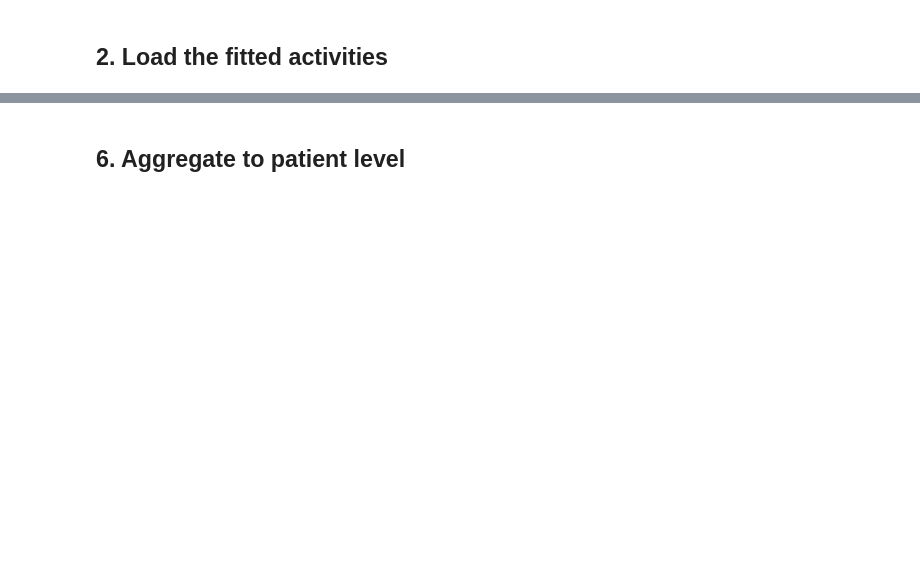
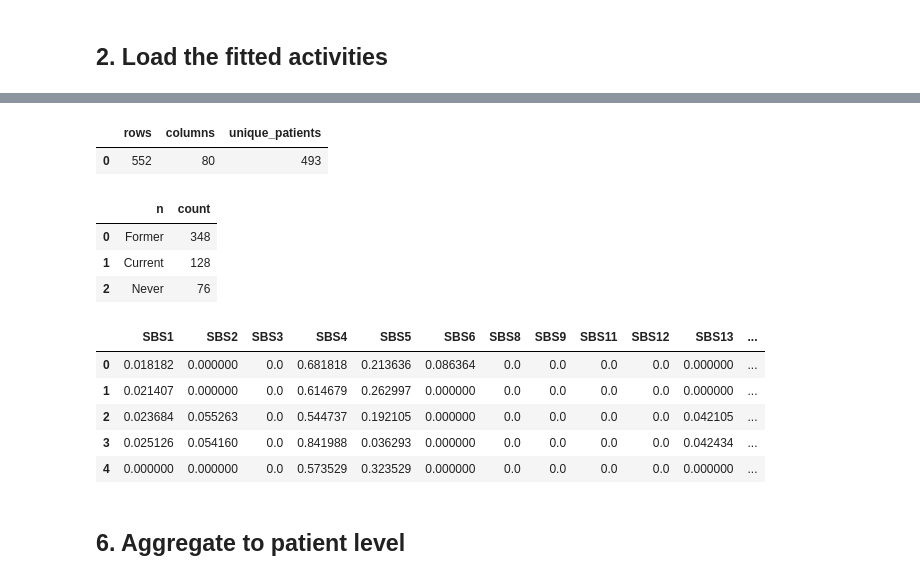
Before and after one commit to MiJen27/tcga-luad-smoking-signatures, a Jupyter notebook: 04_unsupervised_signature_plots.ipynb, the cells around one changed output, grey strips where cells are left out. Saved outputs shown, nothing was run; the diff lists cells and outputs as text; code cells hidden in the pictures; blank space fills up the shorter version.

```diff
--- a/04_unsupervised_signature_plots.ipynb
+++ b/04_unsupervised_signature_plots.ipynb
@@ -182,28 +121,49 @@ print("Saved to:", top50_heatmap_path)
 # %%
-clinical = pd.read_csv(clinical_path, sep="\t")
+clinical_df = pd.read_csv(clinical_path, sep="\t")
 
-activity_matrix = activity_matrix.copy()
-activity_matrix["Patient_ID"] = activity_matrix.index.map(extract_patient_id)
+activities_with_id = activities_df.copy()
+activities_with_id["Patient_ID"] = activities_with_id.index.to_series().str.split("_").str[0].str[:12]
 
-clinical = clinical.copy()
-clinical["Patient_ID"] = clinical["cases.submitter_id"].map(extract_patient_id)
+clinical_df["Patient_ID"] = clinical_df["cases.submitter_id"].astype(str).str[:12]
 
-merged = pd.merge(
-    activity_matrix,
-    clinical,
+merged_df = pd.merge(
+    activities_with_id,
+    clinical_df,
     on="Patient_ID",
-    how="inner",
-    validate="many_to_one",
+    how="inner"
 )
 
-merged["Smoking_Category"] = merged["exposures.tobacco_smoking_status"].map(map_smoking_label)
+merged_df["Smoking_Category"] = merged_df["exposures.tobacco_smoking_status"].map(map_smoking_label)
 
-print("Merged rows:", merged.shape[0])
-print()
-display(merged[["Patient_ID", "exposures.tobacco_smoking_status", "Smoking_Category"]].head())
+display(
+    pd.DataFrame({
+        "rows": [merged_df.shape[0]],
+        "columns": [merged_df.shape[1]],
+        "unique_patients": [merged_df["Patient_ID"].nunique()],
+    })
+)
 
-smoking_counts = merged["Smoking_Category"].value_counts(dropna=False).rename_axis("Smoking_Category").reset_index(name="n_rows")
-display(smoking_counts)
+display(
+    merged_df["Smoking_Category"]
+    .value_counts(dropna=False)
+    .reset_index()
+    .rename(columns={"index": "Smoking_Category", "Smoking_Category": "n"})
+)
+
+display(merged_df.iloc[:5, :12])
+# %% [output]
+|  | rows | columns | unique_patients |
+| 0 | 552 | 80 | 493 |
+|  | n | count |
+| 0 | Former | 348 |
+| 1 | Current | 128 |
+| 2 | Never | 76 |
+|  | SBS1 | SBS2 | SBS3 | SBS4 | SBS5 | SBS6 | SBS8 | SBS9 | SBS11 | SBS12 | SBS13 | ... |
+| 0 | 0.018182 | 0.000000 | 0.0 | 0.681818 | 0.213636 | 0.086364 | 0.0 | 0.0 | 0.0 | 0.0 | 0.000000 | ... |
+| 1 | 0.021407 | 0.000000 | 0.0 | 0.614679 | 0.262997 | 0.000000 | 0.0 | 0.0 | 0.0 | 0.0 | 0.000000 | ... |
+| 2 | 0.023684 | 0.055263 | 0.0 | 0.544737 | 0.192105 | 0.000000 | 0.0 | 0.0 | 0.0 | 0.0 | 0.042105 | ... |
+| 3 | 0.025126 | 0.054160 | 0.0 | 0.841988 | 0.036293 | 0.000000 | 0.0 | 0.0 | 0.0 | 0.0 | 0.042434 | ... |
+| 4 | 0.000000 | 0.000000 | 0.0 | 0.573529 | 0.323529 | 0.000000 | 0.0 | 0.0 | 0.0 | 0.0 | 0.000000 | ... |
 # %% [markdown]
 ## 6. Aggregate to patient level
 # %%
```
Also changed, not shown: parts of 11 cells of this notebook, 4 other files.
